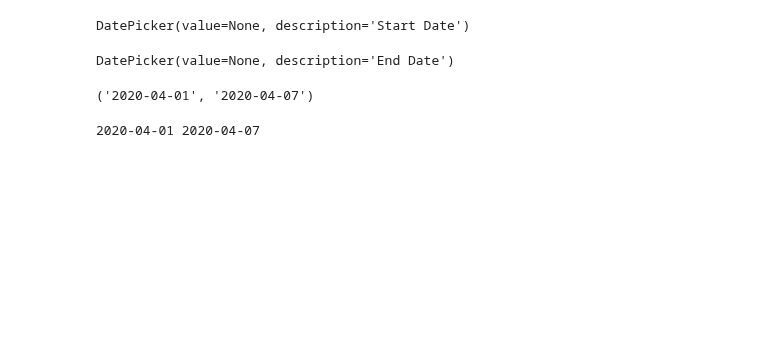
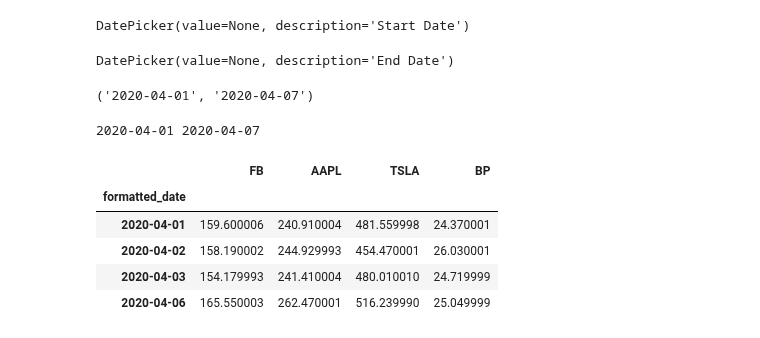
Before and after one commit to MrThomasLowe/honoursrepo, a Jupyter notebook: Master Version.ipynb, the cells around one changed output. Cells and saved outputs as stored; diff of their text form; code cells hidden in the pictures; blank space fills up the shorter version.

```diff
--- a/Master Version.ipynb
+++ b/Master Version.ipynb
@@ -46,3 +46,20 @@ start_date,end_date = date_from_widget()
 print(start_date,end_date)
 # %% [output]
 2020-04-01 2020-04-07
+# %%
+data = yahoo_financials.get_historical_price_data(start_date,end_date,'daily')
+
+prices_df = pd.DataFrame({
+    asset: {x['formatted_date']: x['adjclose'] for x in data[asset]['prices']} for asset in tickers
+})
+
+prices_df.index.name="formatted_date"
+prices_df.index = pd.to_datetime(prices_df.index)
+prices_df.head()
+# %% [output]
+|  | FB | AAPL | TSLA | BP |
+| formatted_date |  |  |  |  |
+| 2020-04-01 | 159.600006 | 240.910004 | 481.559998 | 24.370001 |
+| 2020-04-02 | 158.190002 | 244.929993 | 454.470001 | 26.030001 |
+| 2020-04-03 | 154.179993 | 241.410004 | 480.010010 | 24.719999 |
+| 2020-04-06 | 165.550003 | 262.470001 | 516.239990 | 25.049999 |
```
Also changed, not shown: parts of 6 cells of this notebook.
